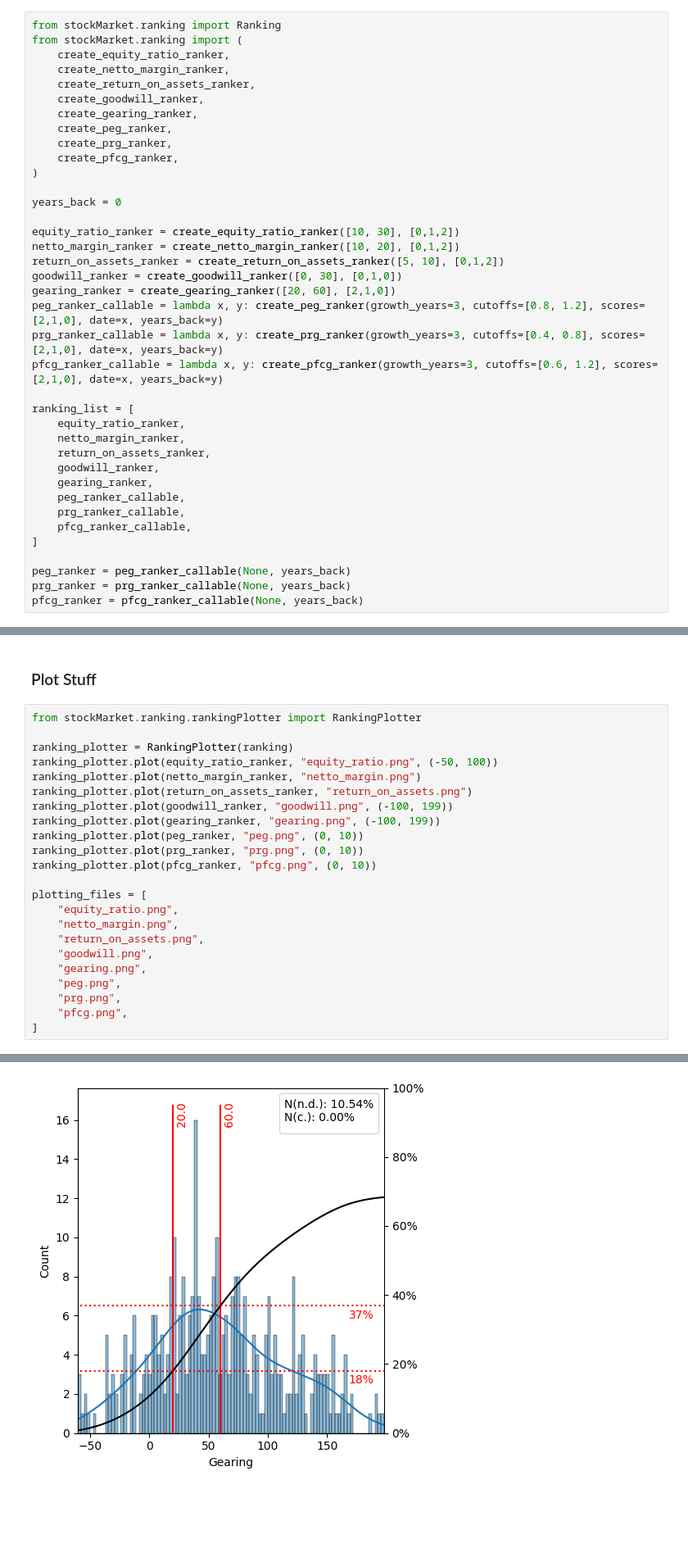
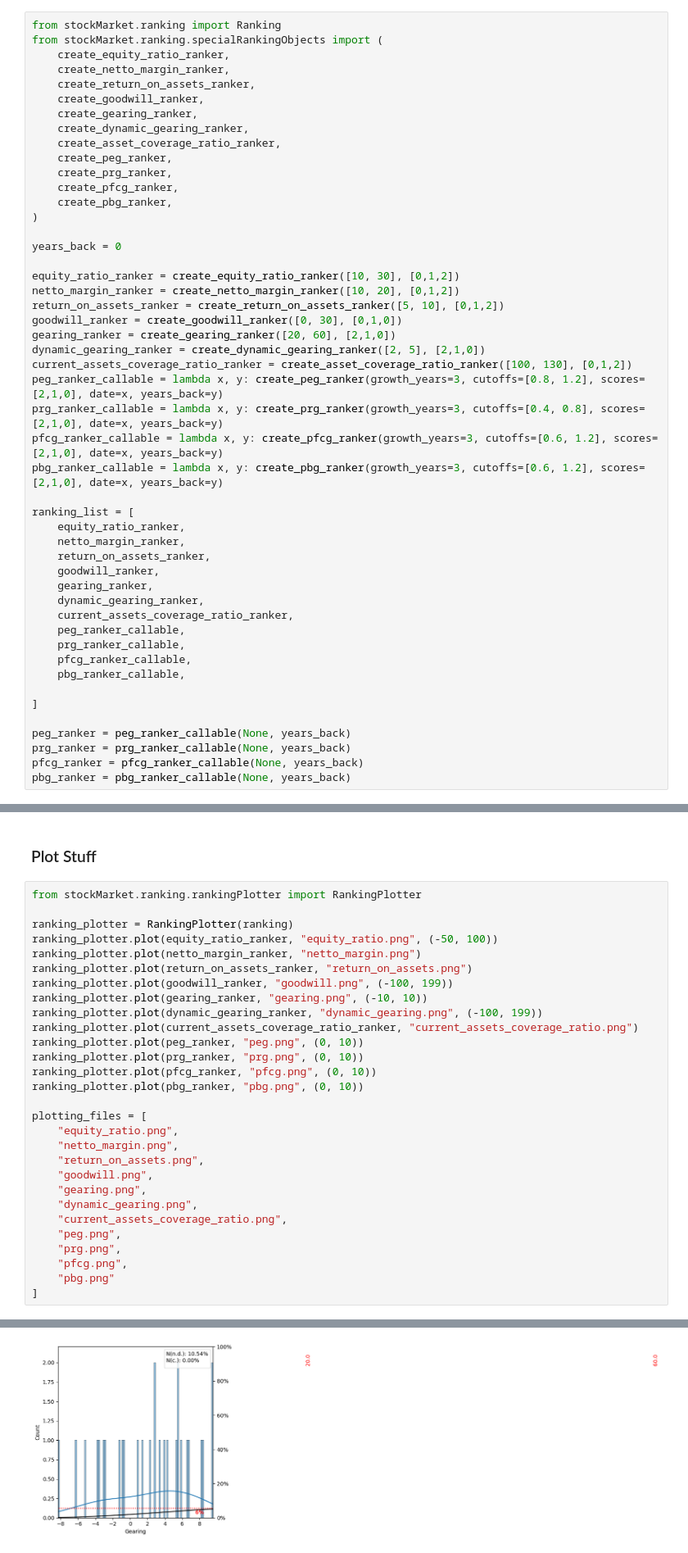
Before and after one commit to 97gamjak/stockMarket, a Jupyter notebook: notebooks/ranking.ipynb, the cells around one changed output, grey strips where cells are left out. Shown at 82% size. Saved outputs shown, nothing was run; the diff lists cells and outputs as text; blank space fills up the shorter version.

```diff
--- a/notebooks/ranking.ipynb
+++ b/notebooks/ranking.ipynb
@@ -19,15 +35,18 @@ contracts = populate_contracts(tickers)
 ### Initialize Ranking
 # %%
 from stockMarket.ranking import Ranking
-from stockMarket.ranking import (
+from stockMarket.ranking.specialRankingObjects import (
     create_equity_ratio_ranker,
     create_netto_margin_ranker,
     create_return_on_assets_ranker,
     create_goodwill_ranker,
     create_gearing_ranker,
+    create_dynamic_gearing_ranker,
+    create_asset_coverage_ratio_ranker,
     create_peg_ranker,
     create_prg_ranker,
     create_pfcg_ranker,
+    create_pbg_ranker,
 )
 
 years_back = 0
@@ -37,9 +56,12 @@ netto_margin_ranker = create_netto_margin_ranker([10, 20], [0,1,2])
 return_on_assets_ranker = create_return_on_assets_ranker([5, 10], [0,1,2])
 goodwill_ranker = create_goodwill_ranker([0, 30], [0,1,0])
 gearing_ranker = create_gearing_ranker([20, 60], [2,1,0])
+dynamic_gearing_ranker = create_dynamic_gearing_ranker([2, 5], [2,1,0])
+current_assets_coverage_ratio_ranker = create_asset_coverage_ratio_ranker([100, 130], [0,1,2])
 peg_ranker_callable = lambda x, y: create_peg_ranker(growth_years=3, cutoffs=[0.8, 1.2], scores=[2,1,0], date=x, years_back=y)
 prg_ranker_callable = lambda x, y: create_prg_ranker(growth_years=3, cutoffs=[0.4, 0.8], scores=[2,1,0], date=x, years_back=y)
 pfcg_ranker_callable = lambda x, y: create_pfcg_ranker(growth_years=3, cutoffs=[0.6, 1.2], scores=[2,1,0], date=x, years_back=y)
+pbg_ranker_callable = lambda x, y: create_pbg_ranker(growth_years=3, cutoffs=[0.6, 1.2], scores=[2,1,0], date=x, years_back=y)
 
 ranking_list = [
     equity_ratio_ranker,
@@ -47,14 +69,19 @@ ranking_list = [
     return_on_assets_ranker,
     goodwill_ranker,
     gearing_ranker,
+    dynamic_gearing_ranker,
+    current_assets_coverage_ratio_ranker,
     peg_ranker_callable,
     prg_ranker_callable,
     pfcg_ranker_callable,
+    pbg_ranker_callable,
+
 ]
 
 peg_ranker = peg_ranker_callable(None, years_back)
 prg_ranker = prg_ranker_callable(None, years_back)
 pfcg_ranker = pfcg_ranker_callable(None, years_back)
+pbg_ranker = pbg_ranker_callable(None, years_back)
 # %% [markdown]
 ### Perform Ranking
 # %%
@@ -86,10 +113,13 @@ ranking_plotter.plot(equity_ratio_ranker, "equity_ratio.png", (-50, 100))
 ranking_plotter.plot(netto_margin_ranker, "netto_margin.png")
 ranking_plotter.plot(return_on_assets_ranker, "return_on_assets.png")
 ranking_plotter.plot(goodwill_ranker, "goodwill.png", (-100, 199))
-ranking_plotter.plot(gearing_ranker, "gearing.png", (-100, 199))
+ranking_plotter.plot(gearing_ranker, "gearing.png", (-10, 10))
+ranking_plotter.plot(dynamic_gearing_ranker, "dynamic_gearing.png", (-100, 199))
+ranking_plotter.plot(current_assets_coverage_ratio_ranker, "current_assets_coverage_ratio.png")
 ranking_plotter.plot(peg_ranker, "peg.png", (0, 10))
 ranking_plotter.plot(prg_ranker, "prg.png", (0, 10))
 ranking_plotter.plot(pfcg_ranker, "pfcg.png", (0, 10))
+ranking_plotter.plot(pbg_ranker, "pbg.png", (0, 10))
 
 plotting_files = [
     "equity_ratio.png",
@@ -97,9 +127,12 @@ plotting_files = [
     "return_on_assets.png",
     "goodwill.png",
     "gearing.png",
+    "dynamic_gearing.png",
+    "current_assets_coverage_ratio.png",
     "peg.png",
     "prg.png",
     "pfcg.png",
+    "pbg.png"
 ]
 # %% [output]
 No artists with labels found to put in legend.  Note that artists whose label start with an underscore are ignored when legend() is called with no argument.
@@ -113,5 +149,5 @@ No artists with labels found to put in legend.  Note that artists whose label st
 [figure]
 [figure]
 [figure]
 [figure]
-[figure, old version]
+[figure, new version]
```
Also changed, not shown: parts of 7 cells of this notebook, 15 other files.
